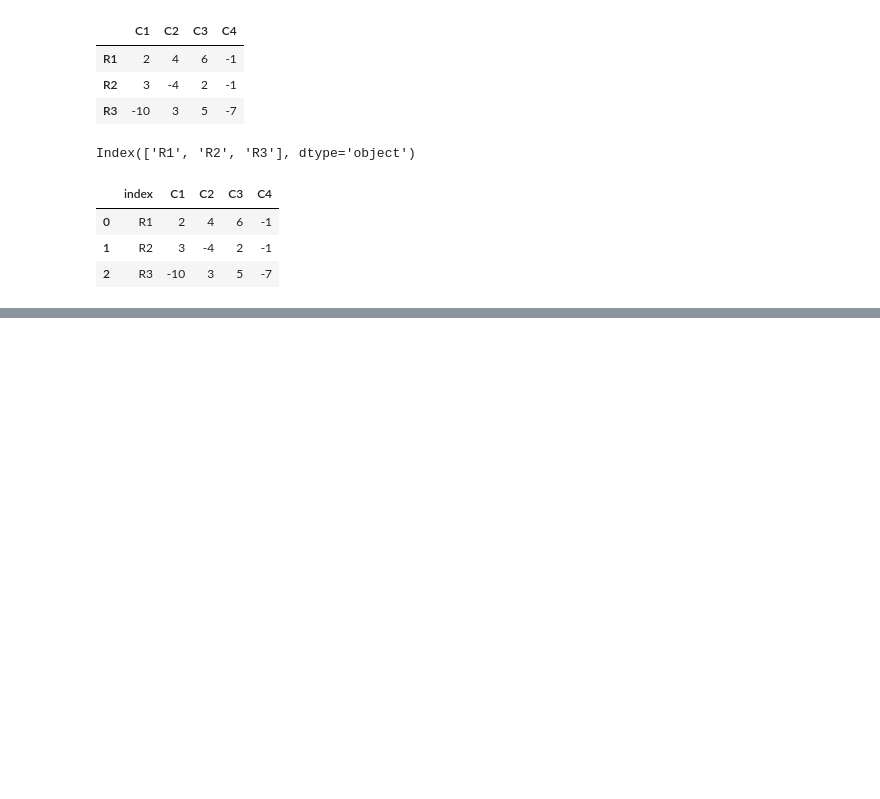
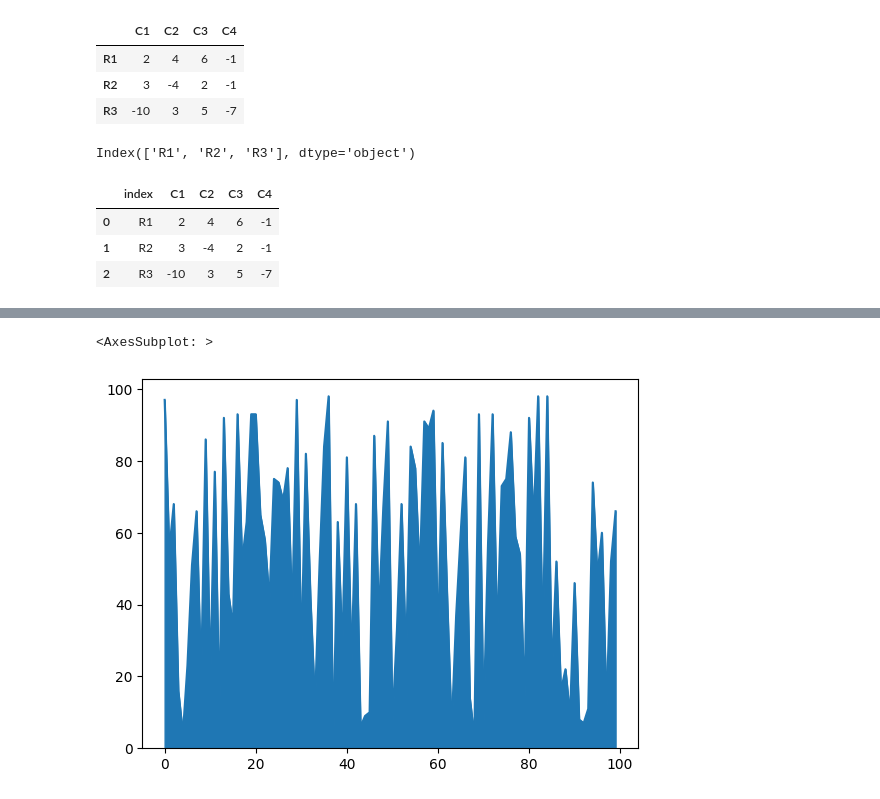
Before and after one commit to adwiza/datascience_udemy, a Jupyter notebook: python_review.ipynb, the cells around one changed output, grey strips where cells are left out. Drawn from its saved outputs; the diff is of its cells as text; code cells hidden in the pictures; blank space fills up the shorter version.

Commit message:
data visualisation with pandas added

```diff
--- a/python_review.ipynb
+++ b/python_review.ipynb
@@ -702,0 +771,2 @@ df
+# %%
+df = pd.DataFrame(data=np.random.randint(1, 100, (100, 3)), columns=['C1', 'C2', 'C3'])
@@ -702,0 +782,5 @@ df
+# %%
+df.C1.plot.area()
+# %% [output]
+<AxesSubplot: >
+[figure, added]
```
Also changed, not shown: parts of 105 cells of this notebook, 1 other file.
